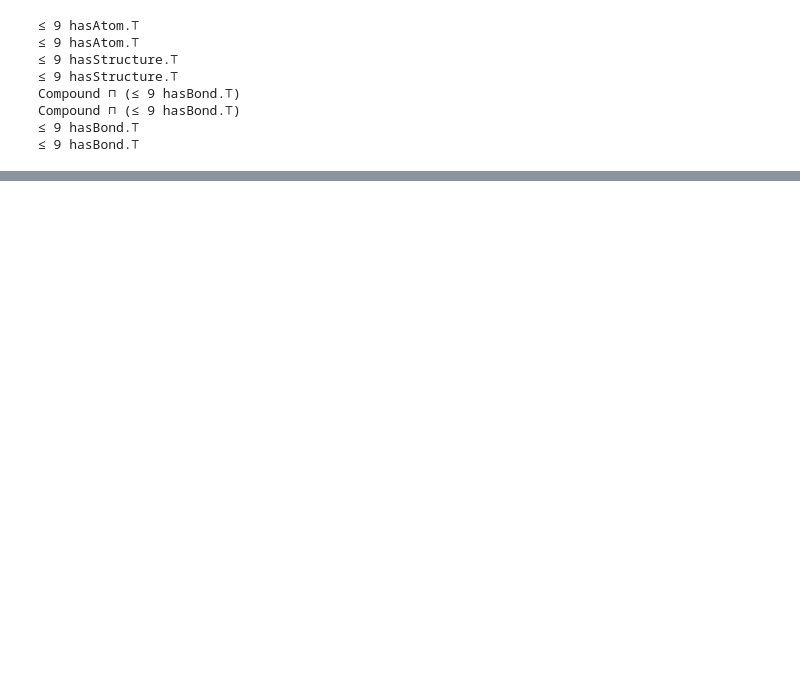
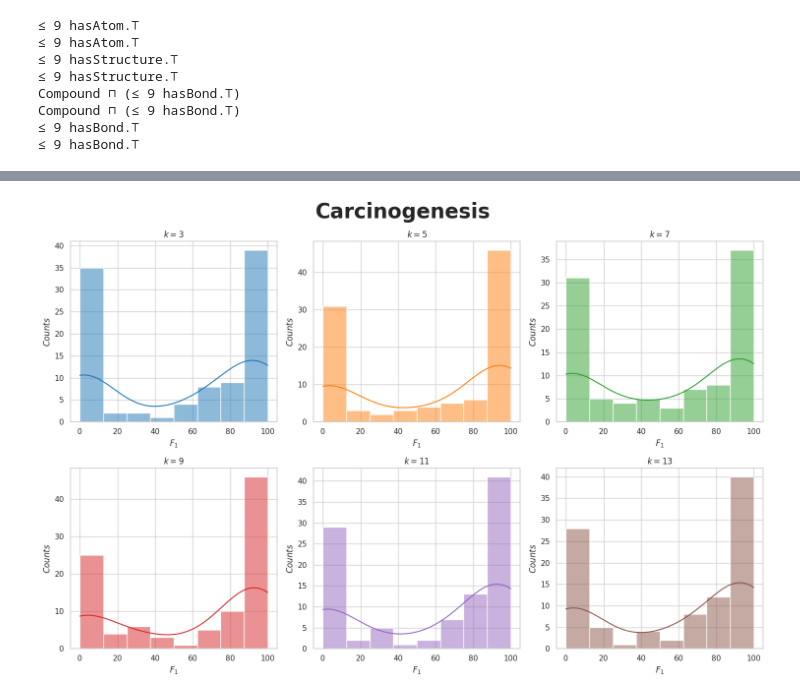
Before and after one commit to dice-group/ROCES, a Jupyter notebook: active_learning.ipynb, the cells around one changed output, grey strips where cells are left out. Saved outputs shown, nothing was run; the diff lists cells and outputs as text; code cells hidden in the pictures; blank space fills up the shorter version.

```diff
--- a/active_learning.ipynb
+++ b/active_learning.ipynb
@@ -424,0 +450,13 @@ Compound ⊓ (≤ 9 hasBond.⊤)
+# %%
+def get_results(results: dict, kb_name: str) -> np.ndarray:
+    kb_res = []
+    for k in [3,5,7,9,11,13,15]:
+        Res = []
+        for lp_num in range(100):
+            if len(results[str(k)][kb_name]["f1"][lp_num]) < 20:
+                res = results[str(k)][kb_name]["f1"][lp_num] + [results[str(k)][kb_name]["f1"][lp_num][-1]]*(20-len(results[str(k)][kb_name]["f1"][lp_num]))
+                Res.append(res)
+            else:
+                Res.append(results[str(k)][kb_name]["f1"][lp_num])
+        kb_res.append(Res)
+    return np.array(kb_res)
@@ -424,0 +485,33 @@ Compound ⊓ (≤ 9 hasBond.⊤)
+# %%
+import seaborn as sns
+import matplotlib.pyplot as plt
+#sns.set(rc={"figure.figsize": (15, 10)})
+sns.set_theme(style="whitegrid")
+# Sample data (replace with your actual data)
+
+def plot_results(results: dict, kb_name="carcinogenesis") -> None:
+    data = get_results(results, kb_name)
+    kmax = [3,5,7,9,11,13]
+    data = {f"k = {kmax[i]}": sorted(data[i].mean(1)) for i in range(6)}
+    colors = ["tab:blue", "tab:orange", "tab:green", "tab:red", "tab:purple", "tab:brown"]
+    # Create the figure and axes
+    fig, axes = plt.subplots(2, 3, figsize=(15, 10))  # 2 rows, 3 columns
+
+    # Flatten the axes array for easier iteration
+    axes = axes.flatten()
+
+    # Plot the histograms
+    for i, col in enumerate(data.keys()):
+        sns.histplot(data[col], ax=axes[i], color=colors[i], kde=True)  # kde=True adds a density curve
+        axes[i].set_title(f'${col}$')
+        axes[i].set_xlabel("$F_1$")
+        axes[i].set_ylabel("$Counts$")
+    rename_kb = " ".join([name.capitalize() for name in kb_name.split("_")])
+    fig.suptitle(rename_kb, fontsize=30, fontweight="bold")
+    # Adjust layout
+    plt.tight_layout()
+    plt.show()
+# %%
+plot_results(results)
+# %% [output]
+[figure, added]
```
Also changed, not shown: parts of 23 cells of this notebook, 8 other files.
